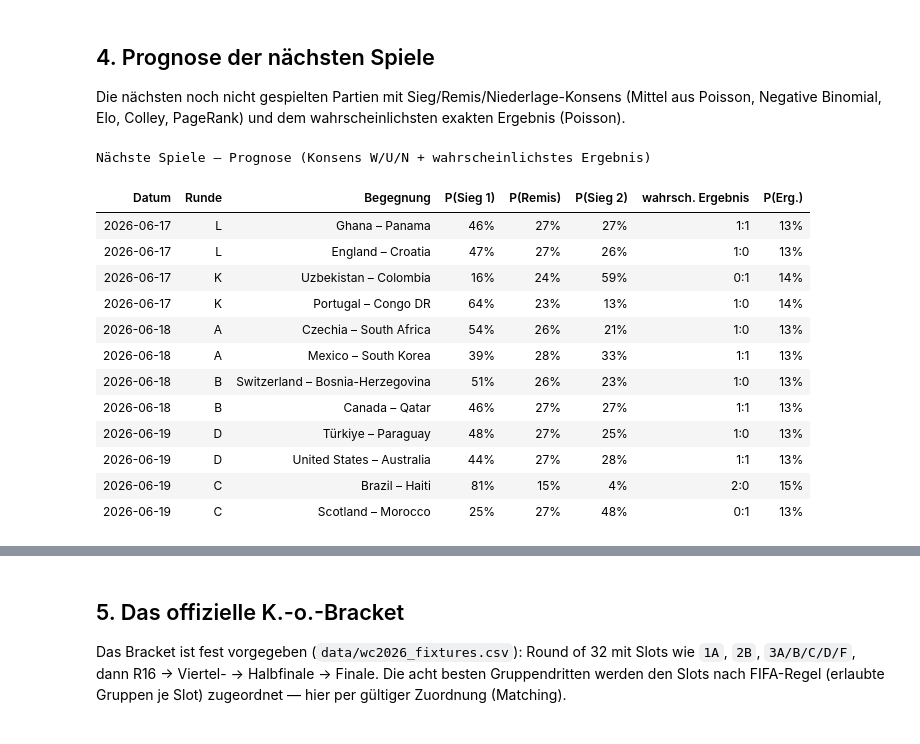
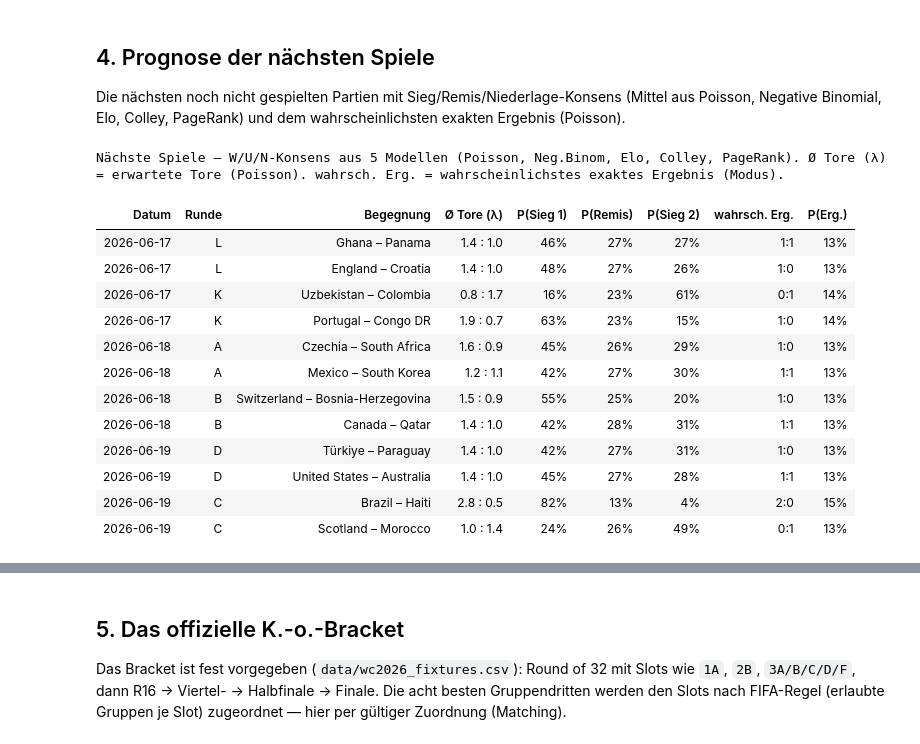
Before and after one commit to Deskaunedsei1983/wc2026-cl01, a Jupyter notebook: wc2026_live_update.ipynb, the cells around one changed output, grey strips where cells are left out. Cells and saved outputs as stored; diff of their text form; code cells hidden in the pictures.

```diff
--- a/wc2026_live_update.ipynb
+++ b/wc2026_live_update.ipynb
@@ -218,45 +283,39 @@ Die nächsten noch nicht gespielten Partien mit Sieg/Remis/Niederlage-Konsens
 (Mittel aus Poisson, Negative Binomial, Elo, Colley, PageRank) und dem
 wahrscheinlichsten exakten Ergebnis (Poisson).
 # %%
-def wdl_consensus(a, b):
-    mods = [wdl(a,b,STRENGTH),                                   # Poisson
-            (lambda P: (np.tril(P,-1).sum(), np.trace(P), np.triu(P,1).sum()))(scoreline(a,b,STRENGTH,alpha)[0])]
-    for R in (STRENGTH,):                                        # Elo (= Stärke) als Rating
-        da = R[a]-R[b]; we = 1/(1+10**(-da/400)); pdr = pdraw(abs(da))
-        mods.append(((1-pdr)*we, pdr, (1-pdr)*(1-we)))
-    arr = np.array(mods).mean(0); return arr/arr.sum()
-
 def next_matches(sched, k=12):
     up = sched[~sched.played].copy()
-    up = up[up.team1.isin(STRENGTH) & up.team2.isin(STRENGTH)]
-    up = up.sort_values("date").head(k)
+    up = up[up.team1.isin(STRENGTH) & up.team2.isin(STRENGTH)].sort_values("date").head(k)
     out = []
     for _, m in up.iterrows():
-        a, b = m.team1, m.team2; w, d, l = wdl_consensus(a, b); s, p = modal_score(a, b)
+        a, b = m.team1, m.team2; w, d, l = wdl_consensus(a, b)
+        la, lb = lam(a, b); s, p = modal_score(a, b)
         tag = m.group if isinstance(m.group,str) and m.group else m["round"]
         out.append({"Datum":m.date,"Runde":tag,"Begegnung":f"{a} – {b}",
-                    f"P(Sieg 1)":w*100,"P(Remis)":d*100,"P(Sieg 2)":l*100,
-                    "wahrsch. Ergebnis":s,"P(Erg.)":p})
+                    "Ø Tore (λ)":f"{la:.1f} : {lb:.1f}",
+                    "P(Sieg 1)":w*100,"P(Remis)":d*100,"P(Sieg 2)":l*100,
+                    "wahrsch. Erg.":s,"P(Erg.)":p})
     return pd.DataFrame(out)
 
 nxt = next_matches(sched, 12)
 (nxt.style.hide(axis="index")
    .format({"P(Sieg 1)":"{:.0f}%","P(Remis)":"{:.0f}%","P(Sieg 2)":"{:.0f}%","P(Erg.)":"{:.0f}%"})
    .background_gradient(cmap="Greens", subset=["P(Sieg 1)"])
    .background_gradient(cmap="Reds",   subset=["P(Sieg 2)"])
-   .set_caption("Nächste Spiele — Prognose (Konsens W/U/N + wahrscheinlichstes Ergebnis)"))
+   .set_caption("Nächste Spiele — W/U/N-Konsens aus 5 Modellen (Poisson, Neg.Binom, Elo, Colley, PageRank). "
+                "Ø Tore (λ) = erwartete Tore (Poisson). wahrsch. Erg. = wahrscheinlichstes exaktes Ergebnis (Modus)."))
 # %% [output]
-Nächste Spiele — Prognose (Konsens W/U/N + wahrscheinlichstes Ergebnis)
+Nächste Spiele — W/U/N-Konsens aus 5 Modellen (Poisson, Neg.Binom, Elo, Colley, PageRank). Ø Tore (λ) = erwartete Tore (Poisson). wahrsch. Erg. = wahrscheinlichstes exaktes Ergebnis (Modus).
-| Datum | Runde | Begegnung | P(Sieg 1) | P(Remis) | P(Sieg 2) | wahrsch. Ergebnis | P(Erg.) |
-| 2026-06-17 | L | Ghana – Panama | 46% | 27% | 27% | 1:1 | 13% |
-| 2026-06-17 | L | England – Croatia | 47% | 27% | 26% | 1:0 | 13% |
-| 2026-06-17 | K | Uzbekistan – Colombia | 16% | 24% | 59% | 0:1 | 14% |
-| 2026-06-17 | K | Portugal – Congo DR | 64% | 23% | 13% | 1:0 | 14% |
-| 2026-06-18 | A | Czechia – South Africa | 54% | 26% | 21% | 1:0 | 13% |
-| 2026-06-18 | A | Mexico – South Korea | 39% | 28% | 33% | 1:1 | 13% |
-| 2026-06-18 | B | Switzerland – Bosnia-Herzegovina | 51% | 26% | 23% | 1:0 | 13% |
-| 2026-06-18 | B | Canada – Qatar | 46% | 27% | 27% | 1:1 | 13% |
-| 2026-06-19 | D | Türkiye – Paraguay | 48% | 27% | 25% | 1:0 | 13% |
-| 2026-06-19 | D | United States – Australia | 44% | 27% | 28% | 1:1 | 13% |
-| 2026-06-19 | C | Brazil – Haiti | 81% | 15% | 4% | 2:0 | 15% |
-| 2026-06-19 | C | Scotland – Morocco | 25% | 27% | 48% | 0:1 | 13% |
+| Datum | Runde | Begegnung | Ø Tore (λ) | P(Sieg 1) | P(Remis) | P(Sieg 2) | wahrsch. Erg. | P(Erg.) |
+| 2026-06-17 | L | Ghana – Panama | 1.4 : 1.0 | 46% | 27% | 27% | 1:1 | 13% |
+| 2026-06-17 | L | England – Croatia | 1.4 : 1.0 | 48% | 27% | 26% | 1:0 | 13% |
+| 2026-06-17 | K | Uzbekistan – Colombia | 0.8 : 1.7 | 16% | 23% | 61% | 0:1 | 14% |
+| 2026-06-17 | K | Portugal – Congo DR | 1.9 : 0.7 | 63% | 23% | 15% | 1:0 | 14% |
+| 2026-06-18 | A | Czechia – South Africa | 1.6 : 0.9 | 45% | 26% | 29% | 1:0 | 13% |
+| 2026-06-18 | A | Mexico – South Korea | 1.2 : 1.1 | 42% | 27% | 30% | 1:1 | 13% |
+| 2026-06-18 | B | Switzerland – Bosnia-Herzegovina | 1.5 : 0.9 | 55% | 25% | 20% | 1:0 | 13% |
+| 2026-06-18 | B | Canada – Qatar | 1.4 : 1.0 | 42% | 28% | 31% | 1:1 | 13% |
+| 2026-06-19 | D | Türkiye – Paraguay | 1.4 : 1.0 | 42% | 27% | 31% | 1:0 | 13% |
+| 2026-06-19 | D | United States – Australia | 1.4 : 1.0 | 45% | 27% | 28% | 1:1 | 13% |
+| 2026-06-19 | C | Brazil – Haiti | 2.8 : 0.5 | 82% | 13% | 4% | 2:0 | 15% |
+| 2026-06-19 | C | Scotland – Morocco | 1.0 : 1.4 | 24% | 26% | 49% | 0:1 | 13% |
```
Also changed, not shown: parts of 11 cells of this notebook, 2 other files.
